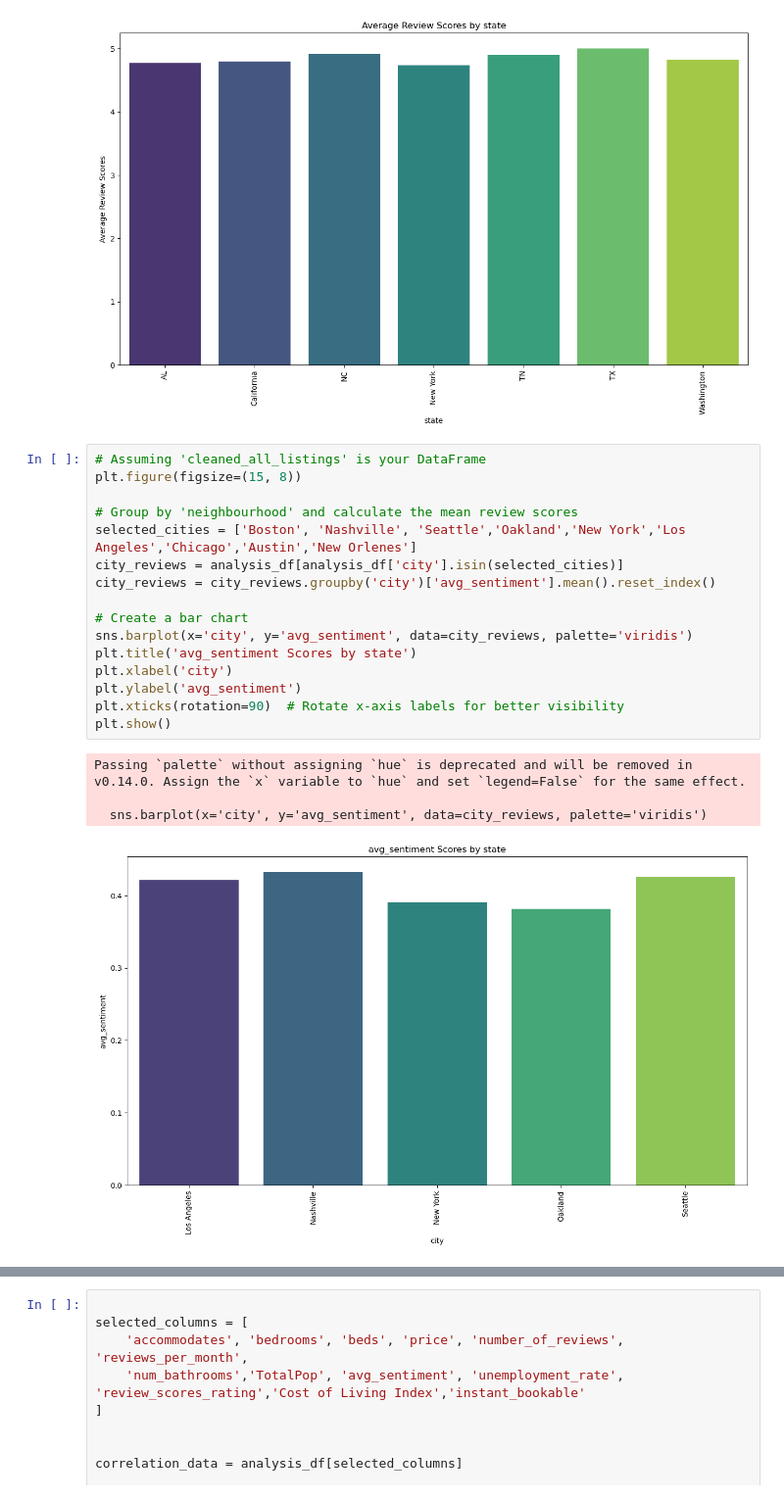
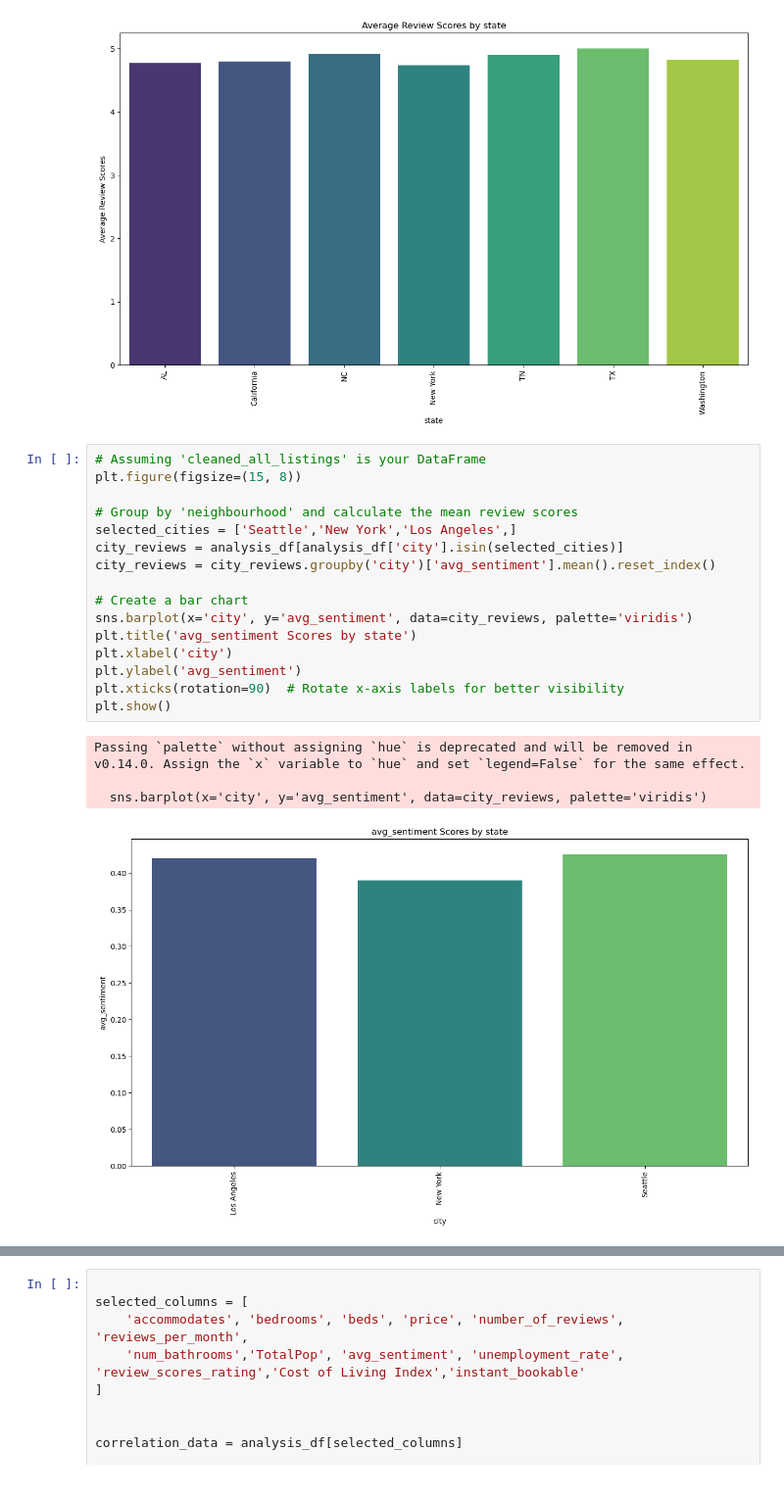
Before and after one commit to kflemming30/6505-Project, a Jupyter notebook: airbnb_data_exploration.ipynb, the cells around one changed output, grey strips where cells are left out. Shown at 98% size. Cells and saved outputs as stored; diff of their text form.

```diff
--- a/airbnb_data_exploration.ipynb
+++ b/airbnb_data_exploration.ipynb
@@ -1389,21 +1460,21 @@ Passing `palette` without assigning `hue` is deprecated and will be removed in v
 # %%
 # Assuming 'cleaned_all_listings' is your DataFrame
 plt.figure(figsize=(15, 8))
 
 # Group by 'neighbourhood' and calculate the mean review scores
-selected_cities = ['Boston', 'Nashville', 'Seattle','Oakland','New York','Los Angeles','Chicago','Austin','New Orlenes']
+selected_cities = ['Seattle','New York','Los Angeles',]
 city_reviews = analysis_df[analysis_df['city'].isin(selected_cities)]
 city_reviews = city_reviews.groupby('city')['avg_sentiment'].mean().reset_index()
 
 # Create a bar chart
 sns.barplot(x='city', y='avg_sentiment', data=city_reviews, palette='viridis')
 plt.title('avg_sentiment Scores by state')
 plt.xlabel('city')
 plt.ylabel('avg_sentiment')
 plt.xticks(rotation=90)  # Rotate x-axis labels for better visibility
 plt.show()
 # %% [output]
 Passing `palette` without assigning `hue` is deprecated and will be removed in v0.14.0. Assign the `x` variable to `hue` and set `legend=False` for the same effect.
 
   sns.barplot(x='city', y='avg_sentiment', data=city_reviews, palette='viridis')
-[figure, old version]
+[figure, new version]
```
Also changed, not shown: parts of 22 cells of this notebook.
